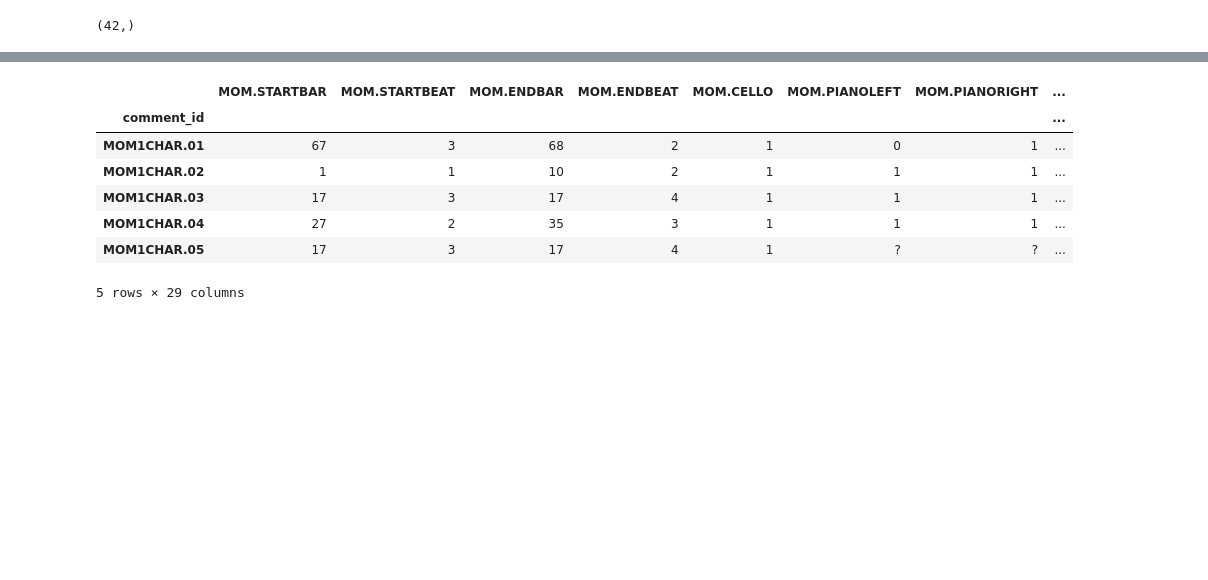
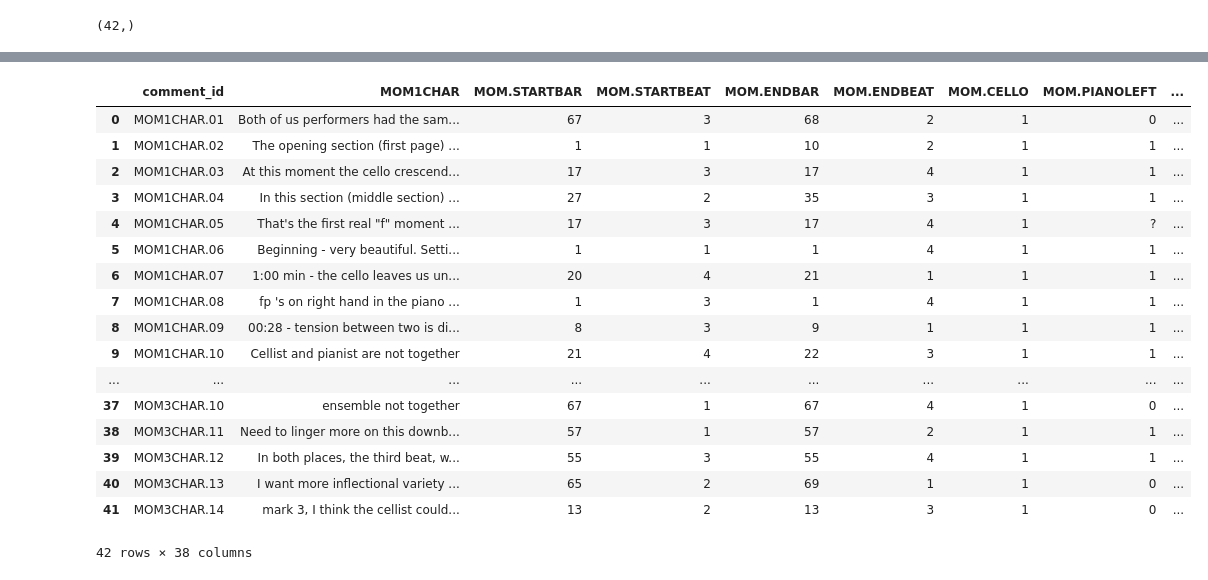
Before and after one commit to 3milychu/thesis, a Jupyter notebook: data/moment.csv_data_structure.ipynb, the cells around one changed output, grey strips where cells are left out. Cells and saved outputs as stored; diff of their text form; code cells hidden in the pictures; blank space fills up the shorter version.

```diff
--- a/data/moment.csv_data_structure.ipynb
+++ b/data/moment.csv_data_structure.ipynb
@@ -4,6 +4,7 @@ import numpy as np
 # %%
 df = pd.read_csv('moment.csv')
 df1 = pd.read_csv('moment-details.csv')
+df4 = pd.read_csv('moment-details2.csv')
 # %%
 df.shape
 # %% [output]
@@ -21,4 +26,5 @@ df1['comment_id'].shape
 # %% [output]
 (42,)
 # %%
-df3 = df1.set_index('comment_id').join(df.set_index('comment_id'))
+# df3 = df1.set_index('comment_id').join(df.set_index('comment_id'))
+df3 = df1.merge(df1,on='comment_id').merge(df4,on='comment_id')
@@ -27,3 +42,42 @@ del df3['MOM1CHAR']
+# %%
+df3.columns = ['comment_id',
+ 'MOM1CHAR',
+ 'MOM.STARTBAR',
+ 'MOM.STARTBEAT',
+ 'MOM.ENDBAR',
+ 'MOM.ENDBEAT',
+ 'MOM.CELLO',
+ 'MOM.PIANOLEFT',
+ 'MOM.PIANORIGHT',
+ 'heard',
+ 'played',
+ 'dynamics',
+ 'dyn_bal',
+ 'balance',
+ 'tempo',
+ 'timing',
+ 'rhythmic_motion',
+ 'synchronization',
+ 'communication',
+ 'matching_musical_idea',
+ 'expressivity',
+ 'character',
+ 'tone_quality',
+ 'ending',
+ 'bad dynamic balance',
+ 'tempo too slow',
+ 'not expressive enough',
+ 'very expressive',
+ 'good balance',
+ 'intimate character',
+ 'fluid communication',
+ 'good synchronization',
+ 'bad synchronization',
+ 'good ending',
+ 'different musical idea',
+ 'tone quality beautiful',
+ 'other',
+ 'avg_reassigned']
 # %%
 df3.shape
 # %% [output]
@@ -31,11 +85,21 @@ df3.shape
 # %%
-df3.head()
+df3
 # %% [output]
-|  | MOM.STARTBAR | MOM.STARTBEAT | MOM.ENDBAR | MOM.ENDBEAT | MOM.CELLO | MOM.PIANOLEFT | MOM.PIANORIGHT | ... |
-| comment_id |  |  |  |  |  |  |  | ... |
-| MOM1CHAR.01 | 67 | 3 | 68 | 2 | 1 | 0 | 1 | ... |
-| MOM1CHAR.02 | 1 | 1 | 10 | 2 | 1 | 1 | 1 | ... |
-| MOM1CHAR.03 | 17 | 3 | 17 | 4 | 1 | 1 | 1 | ... |
-| MOM1CHAR.04 | 27 | 2 | 35 | 3 | 1 | 1 | 1 | ... |
-| MOM1CHAR.05 | 17 | 3 | 17 | 4 | 1 | ? | ? | ... |
+|  | comment_id | MOM1CHAR | MOM.STARTBAR | MOM.STARTBEAT | MOM.ENDBAR | MOM.ENDBEAT | MOM.CELLO | MOM.PIANOLEFT | ... |
+| 0 | MOM1CHAR.01 | Both of us performers had the sam... | 67 | 3 | 68 | 2 | 1 | 0 | ... |
+| 1 | MOM1CHAR.02 | The opening section (first page) ... | 1 | 1 | 10 | 2 | 1 | 1 | ... |
+| 2 | MOM1CHAR.03 | At this moment the cello crescend... | 17 | 3 | 17 | 4 | 1 | 1 | ... |
+| 3 | MOM1CHAR.04 | In this section (middle section) ... | 27 | 2 | 35 | 3 | 1 | 1 | ... |
+| 4 | MOM1CHAR.05 | That's the first real "f" moment ... | 17 | 3 | 17 | 4 | 1 | ? | ... |
+| 5 | MOM1CHAR.06 | Beginning - very beautiful. Setti... | 1 | 1 | 1 | 4 | 1 | 1 | ... |
+| 6 | MOM1CHAR.07 | 1:00 min - the cello leaves us un... | 20 | 4 | 21 | 1 | 1 | 1 | ... |
+| 7 | MOM1CHAR.08 | fp 's on right hand in the piano ... | 1 | 3 | 1 | 4 | 1 | 1 | ... |
+| 8 | MOM1CHAR.09 | 00:28 - tension between two is di... | 8 | 3 | 9 | 1 | 1 | 1 | ... |
+| 9 | MOM1CHAR.10 | Cellist and pianist are not together | 21 | 4 | 22 | 3 | 1 | 1 | ... |
+| ... | ... | ... | ... | ... | ... | ... | ... | ... | ... |
+| 37 | MOM3CHAR.10 | ensemble not together | 67 | 1 | 67 | 4 | 1 | 0 | ... |
+| 38 | MOM3CHAR.11 | Need to linger more on this downb... | 57 | 1 | 57 | 2 | 1 | 1 | ... |
+| 39 | MOM3CHAR.12 | In both places, the third beat, w... | 55 | 3 | 55 | 4 | 1 | 1 | ... |
+| 40 | MOM3CHAR.13 | I want more inflectional variety ... | 65 | 2 | 69 | 1 | 1 | 0 | ... |
+| 41 | MOM3CHAR.14 | mark 3, I think the cellist could... | 13 | 2 | 13 | 3 | 1 | 0 | ... |
-5 rows × 29 columns
+42 rows × 38 columns
```
Also changed, not shown: parts of 10 cells of this notebook, 6 other files.
